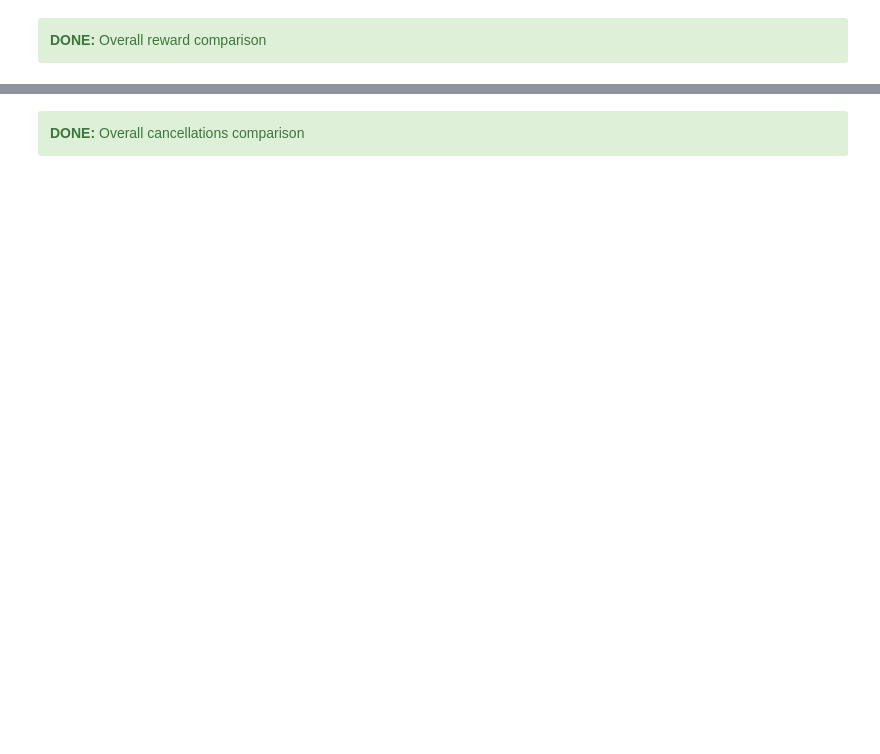
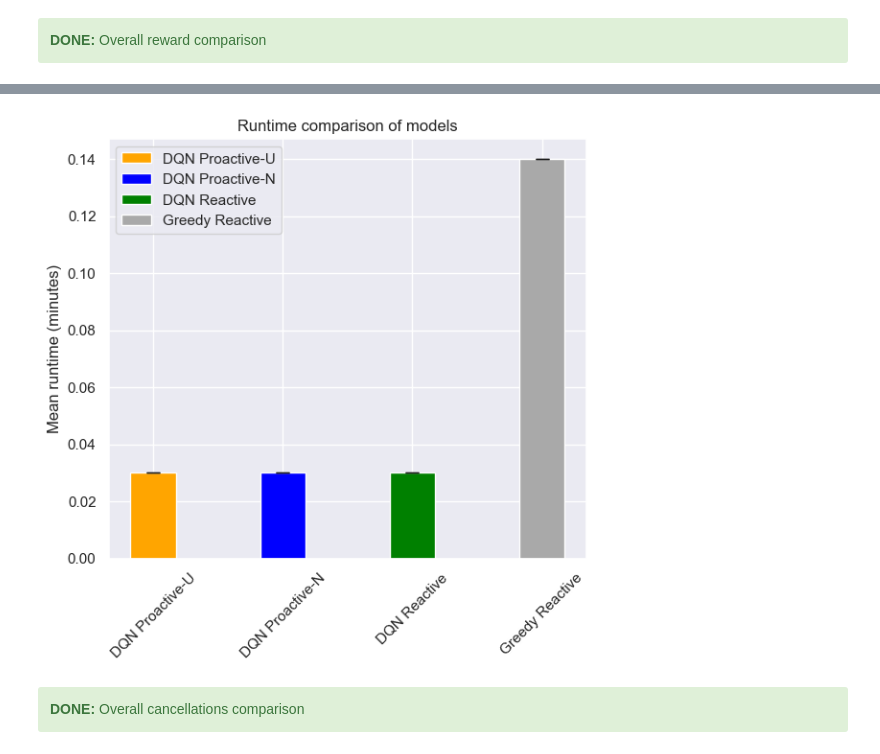
Before and after one commit to elisabethoost/msc-thesis-drl-adm, a Jupyter notebook: interpretation/final-results.ipynb, the cells around one changed output, grey strips where cells are left out. Saved outputs shown, nothing was run; the diff lists cells and outputs as text; code cells hidden in the pictures; blank space fills up the shorter version.

```diff
--- a/interpretation/final-results.ipynb
+++ b/interpretation/final-results.ipynb
@@ -554,3 +596,38 @@ plt.show()
+# %%
+import pandas as pd
+import matplotlib.pyplot as plt
+
+# Create bar plot with error bars
+fig, ax = plt.subplots(figsize=(6, 6))
+
+# Define desired order of models
+model_order = ['DQN Proactive-U', 'DQN Proactive-N', 'DQN Reactive', 'Greedy Reactive']
+
+# Sort comparison table by desired order
+sorted_models = sorted(comparison_table.index,
+                      key=lambda x: model_order.index(model_colors[x][1]))
+
+x = range(len(sorted_models))
+width = 0.35
+
+# Plot bars using model colors in specified order
+for i, model in enumerate(sorted_models):
+    color = model_colors[model][0]  # Get color from model_colors dictionary
+    label = model_colors[model][1]  # Get label from model_colors dictionary
+    ax.bar(i, comparison_table.loc[model, 'Mean_Runtime'], width,
+           yerr=comparison_table.loc[model, 'Std_Runtime'],
+           capsize=5, label=label, color=color)
+
+ax.set_ylabel('Mean runtime (minutes)')
+ax.set_title('Runtime comparison of models')
+ax.set_xticks(x)
+ax.set_xticklabels([model_colors[model][1] for model in sorted_models], rotation=45)
+ax.legend()
+
+plt.tight_layout()
+plt.show()
+# %% [output]
+[figure, added]
 # %% [markdown]
 <div class="alert alert-block alert-success">
 </br>
```
Also changed, not shown: parts of 22 cells of this notebook.
